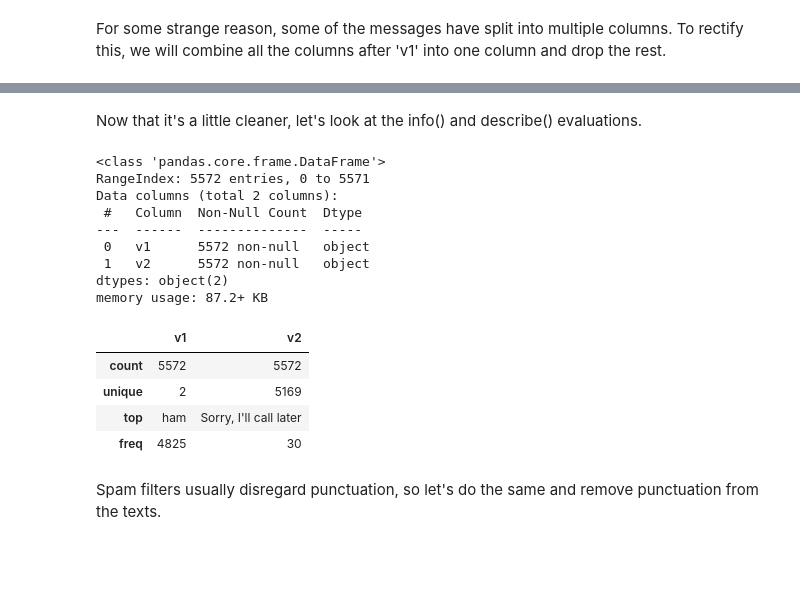
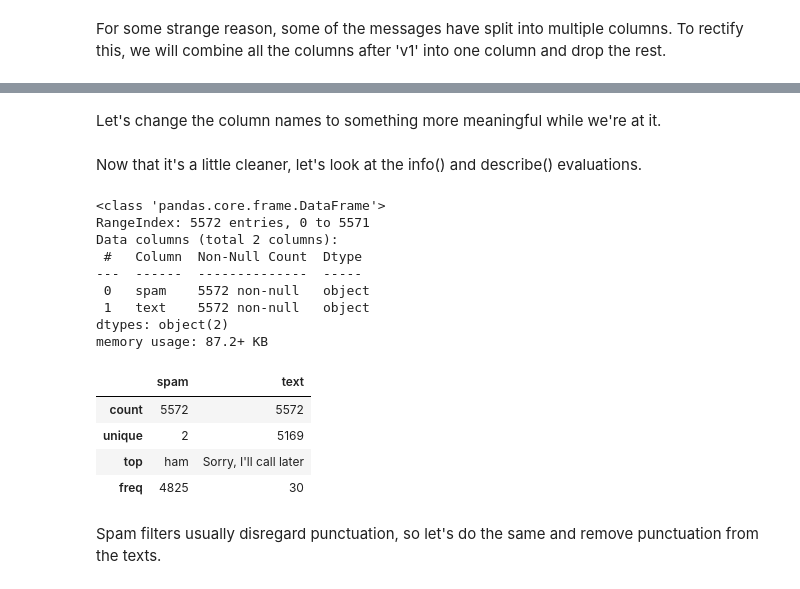
Before and after one commit to justinkhado/spam-or-ham, a Jupyter notebook: spam_or_ham.ipynb, the cells around one changed output, grey strips where cells are left out. Saved outputs shown, nothing was run; the diff lists cells and outputs as text; code cells hidden in the pictures; blank space fills up the shorter version.

```diff
--- a/spam_or_ham.ipynb
+++ b/spam_or_ham.ipynb
@@ -45,6 +45,6 @@ spam[spam['Unnamed: 2'].isna() == False].head()
 # %% [markdown]
 For some strange reason, some of the messages have split into multiple columns. To rectify this, we will combine all the columns after 'v1' into one column and drop the rest.
 # %%
-spam_combine = spam.replace(np.nan, '')
-spam_combine['v2'] = spam_combine['v2'] + spam_combine['Unnamed: 2'] + spam_combine['Unnamed: 3'] + spam_combine['Unnamed: 4']
-spam_combine.drop(labels=['Unnamed: 2', 'Unnamed: 3', 'Unnamed: 4'], axis=1, inplace=True)
+spam = spam.replace(np.nan, '')
+spam['v2'] = spam['v2'] + spam['Unnamed: 2'] + spam['Unnamed: 3'] + spam['Unnamed: 4']
+spam.drop(labels=['Unnamed: 2', 'Unnamed: 3', 'Unnamed: 4'], axis=1, inplace=True)
@@ -67,21 +67,25 @@ spam_combine
+# %% [markdown]
+Let's change the column names to something more meaningful while we're at it.
+# %%
+spam.rename(columns={'v1': 'spam', 'v2': 'text'}, inplace=True)
 # %% [markdown]
 Now that it's a little cleaner, let's look at the info() and describe() evaluations.
 # %%
-spam_combine.info()
+spam.info()
 # %% [output]
 <class 'pandas.core.frame.DataFrame'>
 RangeIndex: 5572 entries, 0 to 5571
 Data columns (total 2 columns):
  #   Column  Non-Null Count  Dtype
 ---  ------  --------------  -----
- 0   v1      5572 non-null   object
- 1   v2      5572 non-null   object
+ 0   spam    5572 non-null   object
+ 1   text    5572 non-null   object
 dtypes: object(2)
 memory usage: 87.2+ KB
 # %%
-spam_combine.describe()
+spam.describe()
 # %% [output]
-|  | v1 | v2 |
+|  | spam | text |
 | count | 5572 | 5572 |
 | unique | 2 | 5169 |
 | top | ham | Sorry, I'll call later |
```
Also changed, not shown: parts of 35 cells of this notebook.
